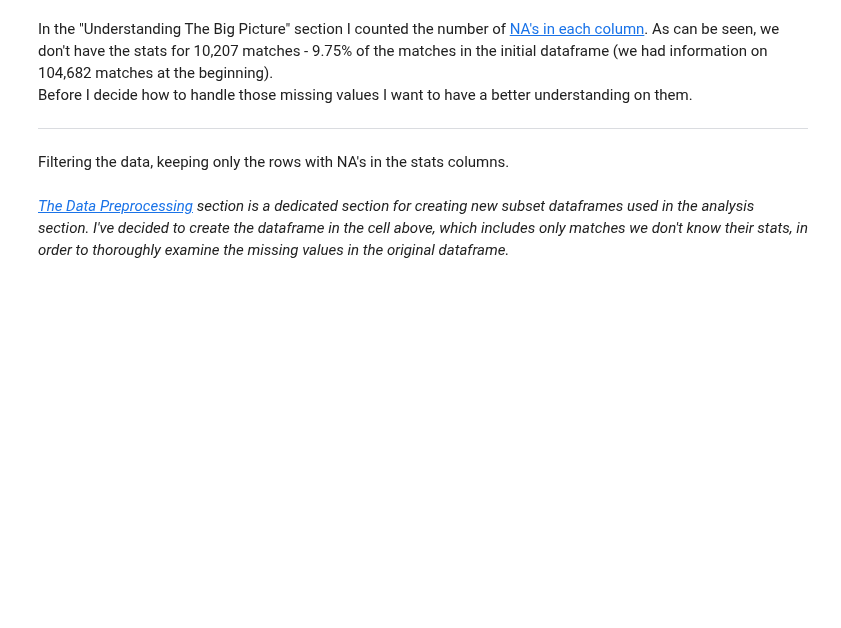
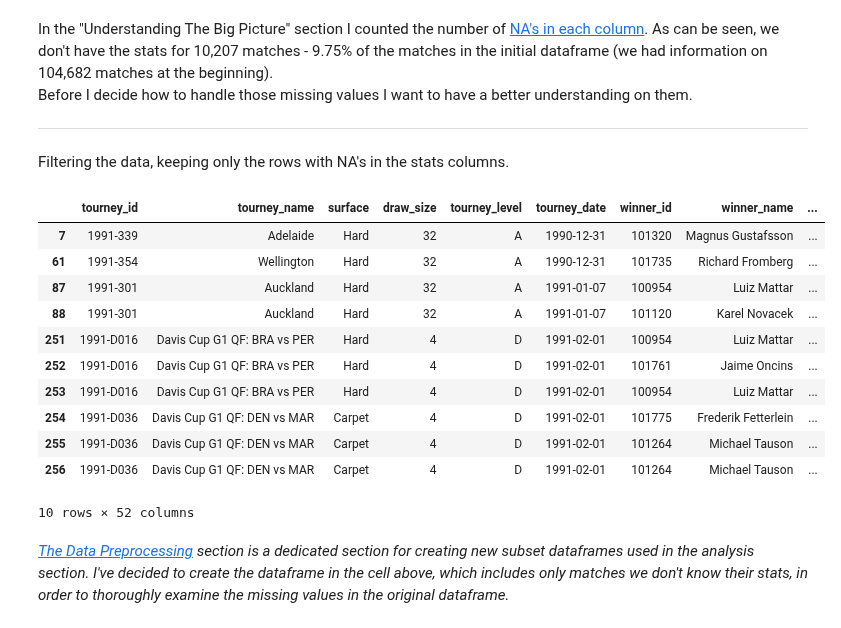
Before and after one commit to YoavWeller/Tennis_Analysis, a Jupyter notebook: tennis_analysis.ipynb, the cells around one changed output. Cells and saved outputs as stored; diff of their text form; code cells hidden in the pictures; blank space fills up the shorter version.

```diff
--- a/tennis_analysis.ipynb
+++ b/tennis_analysis.ipynb
@@ -229,11 +251,24 @@ Before I decide how to handle those missing values I want to have a better under
 # %% [markdown]
 Filtering the data, keeping only the rows with NA's in the stats columns.
 # %%
-match_stats_columns_names = ["w_ace", "w_df", "w_svpt", "w_1stIn", "w_1stWon", "w_2ndWon", "w_SvGms", "w_bpSaved", "w_bpFaced", "l_ace", "l_df", "l_svpt", "l_1stIn", "l_1stWon", "l_2ndWon", "l_SvGms", "l_bpSaved", "l_bpFaced", "total_points", "w_1st_serve_in_percentage", "l_1st_serve_in_percentage"]
+match_stats_columns_names = ["w_ace", "w_df", "w_svpt", "w_1stIn", "w_1stWon", "w_2ndWon", "w_SvGms", "w_bpSaved", "w_bpFaced", "l_ace", "l_df", "l_svpt", "l_1stIn", "l_1stWon", "l_2ndWon", "l_SvGms", "l_bpSaved", "l_bpFaced", "total_points", "w_1st_serve_in_percentage", "l_1st_serve_in_percentage", "w_1st_serve_winning_percentage", "l_1st_serve_winning_percentage"]
 
 matches_without_stats_df = combined_df[combined_df[match_stats_columns_names].isna().any(axis=1)]
 
 matches_without_stats_df.head(10)
+# %% [output]
+|  | tourney_id | tourney_name | surface | draw_size | tourney_level | tourney_date | winner_id | winner_name | ... |
+| 7 | 1991-339 | Adelaide | Hard | 32 | A | 1990-12-31 | 101320 | Magnus Gustafsson | ... |
+| 61 | 1991-354 | Wellington | Hard | 32 | A | 1990-12-31 | 101735 | Richard Fromberg | ... |
+| 87 | 1991-301 | Auckland | Hard | 32 | A | 1991-01-07 | 100954 | Luiz Mattar | ... |
+| 88 | 1991-301 | Auckland | Hard | 32 | A | 1991-01-07 | 101120 | Karel Novacek | ... |
+| 251 | 1991-D016 | Davis Cup G1 QF: BRA vs PER | Hard | 4 | D | 1991-02-01 | 100954 | Luiz Mattar | ... |
+| 252 | 1991-D016 | Davis Cup G1 QF: BRA vs PER | Hard | 4 | D | 1991-02-01 | 101761 | Jaime Oncins | ... |
+| 253 | 1991-D016 | Davis Cup G1 QF: BRA vs PER | Hard | 4 | D | 1991-02-01 | 100954 | Luiz Mattar | ... |
+| 254 | 1991-D036 | Davis Cup G1 QF: DEN vs MAR | Carpet | 4 | D | 1991-02-01 | 101775 | Frederik Fetterlein | ... |
+| 255 | 1991-D036 | Davis Cup G1 QF: DEN vs MAR | Carpet | 4 | D | 1991-02-01 | 101264 | Michael Tauson | ... |
+| 256 | 1991-D036 | Davis Cup G1 QF: DEN vs MAR | Carpet | 4 | D | 1991-02-01 | 101264 | Michael Tauson | ... |
+10 rows × 52 columns
 # %% [markdown]
 [*The Data Preprocessing*](https://colab.research.google.com/drive/1YiNo6ZBjWNuTTT72mS8qQZ_2W1ZzAFnL#scrollTo=MGAwWswN9ClG) *section is a dedicated section for creating new subset dataframes used in the analysis section. I've decided to create the dataframe in the cell above, which includes only matches we don't know their stats, in order to thoroughly examine the missing values in the original dataframe.*
 # %% [markdown]
```
Also changed, not shown: parts of 14 cells of this notebook.
